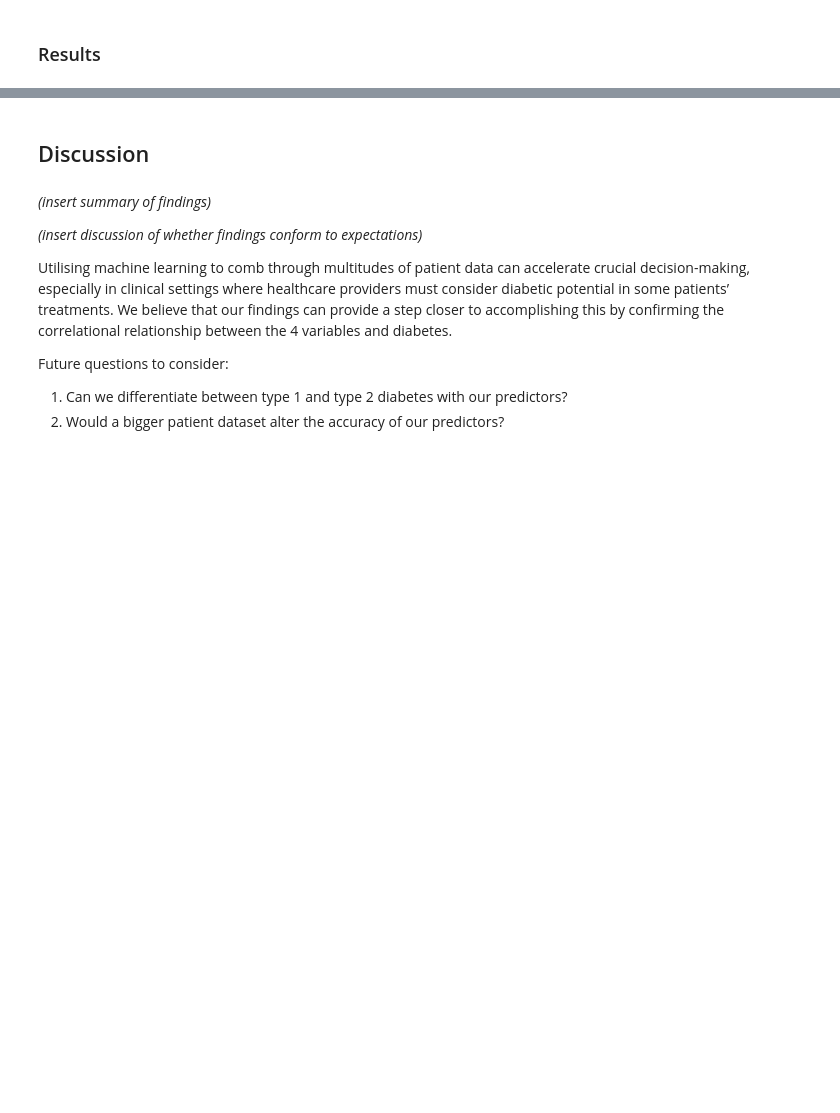
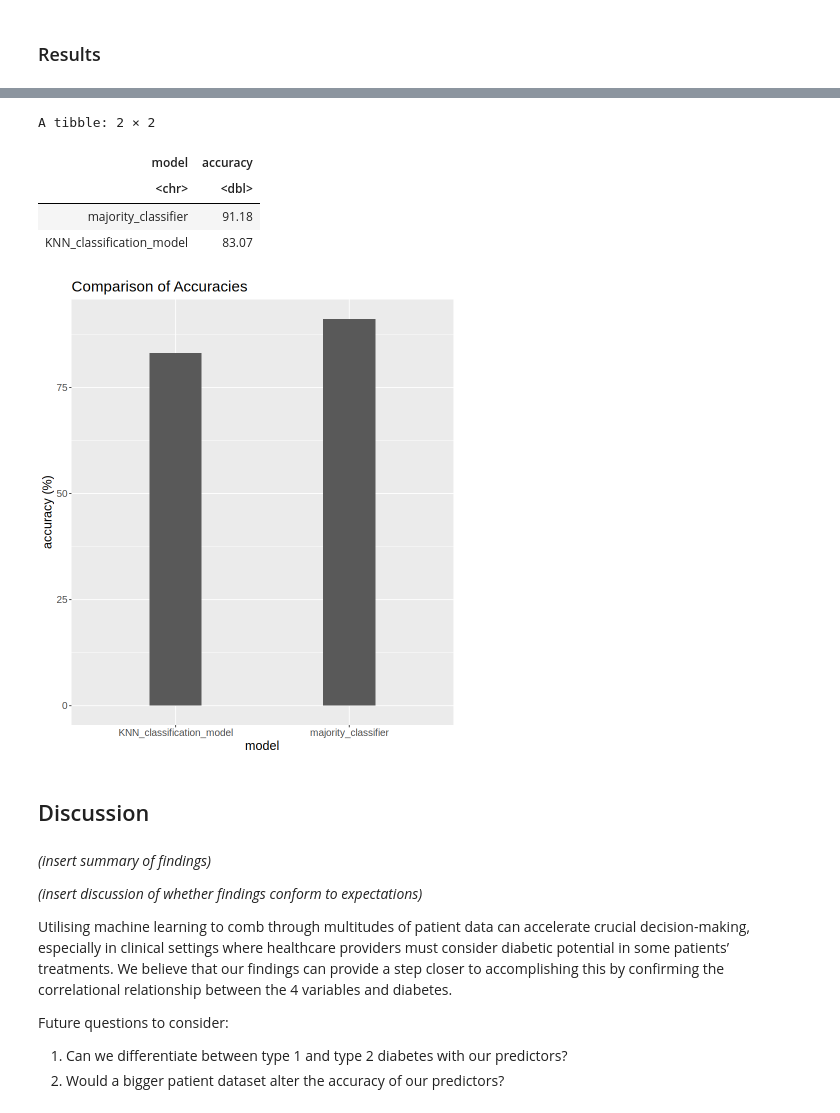
Before and after one commit to florencesanjaya/DSCI-100-2023w1-group-36, a Jupyter notebook: DSCI100_Group36_FinalReport.ipynb, the cells around one changed output, grey strips where cells are left out. Saved outputs shown, nothing was run; the diff lists cells and outputs as text; code cells hidden in the pictures; blank space fills up the shorter version.

```diff
--- a/DSCI100_Group36_FinalReport.ipynb
+++ b/DSCI100_Group36_FinalReport.ipynb
@@ -93,3 +362,24 @@ $ diabetes            <fct> False, False, False, False, True, False, False, Fa
+# %%
+# Accuracy comparison graph between majority classifier and KNN classification model
+# Majority classifier accuracy = 91.18%. This is from the percentage of non-diabetic people, who make up the majority of the data
+graph_df <- tibble(majority_classifier = 91.18, KNN_classification_model = 83.07) |>
+    pivot_longer(majority_classifier:KNN_classification_model, names_to = "model", values_to = "accuracy")
+graph_df
+
+acc_comparison_graph <- graph_df |>
+    ggplot(aes(x = model, y = accuracy)) +
+    geom_bar(stat = "identity", width = 0.3) +
+    labs(x = "model", y = "accuracy (%)") +
+    ggtitle("Comparison of Accuracies") +
+    theme(text = element_text(size = 15))
+acc_comparison_graph
+# %% [output]
+A tibble: 2 × 2
+| model | accuracy |
+| <chr> | <dbl> |
+| majority_classifier | 91.18 |
+| KNN_classification_model | 83.07 |
+[figure, added]
 # %% [markdown]
 ## Discussion
 # %% [markdown]
```
Also changed, not shown: parts of 10 cells of this notebook.
